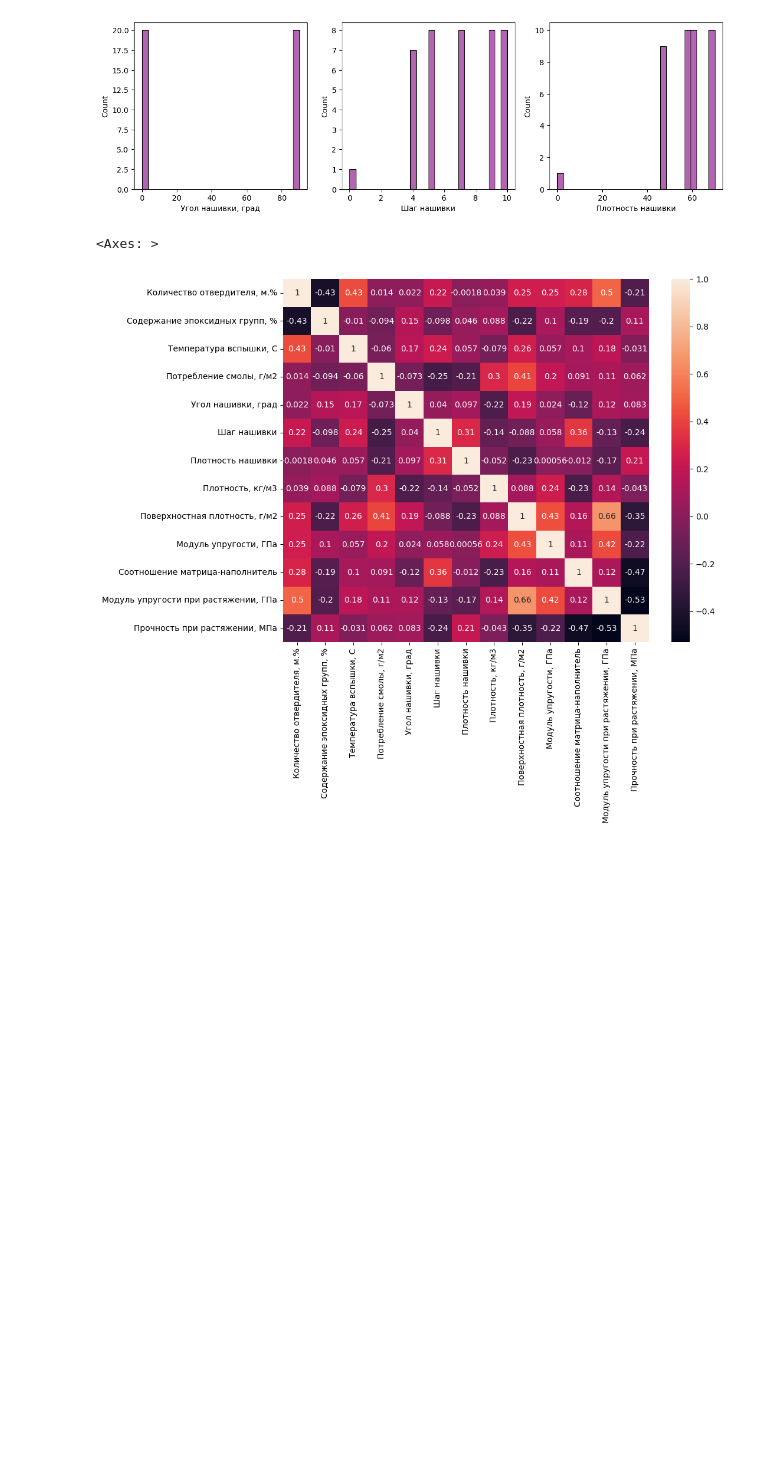
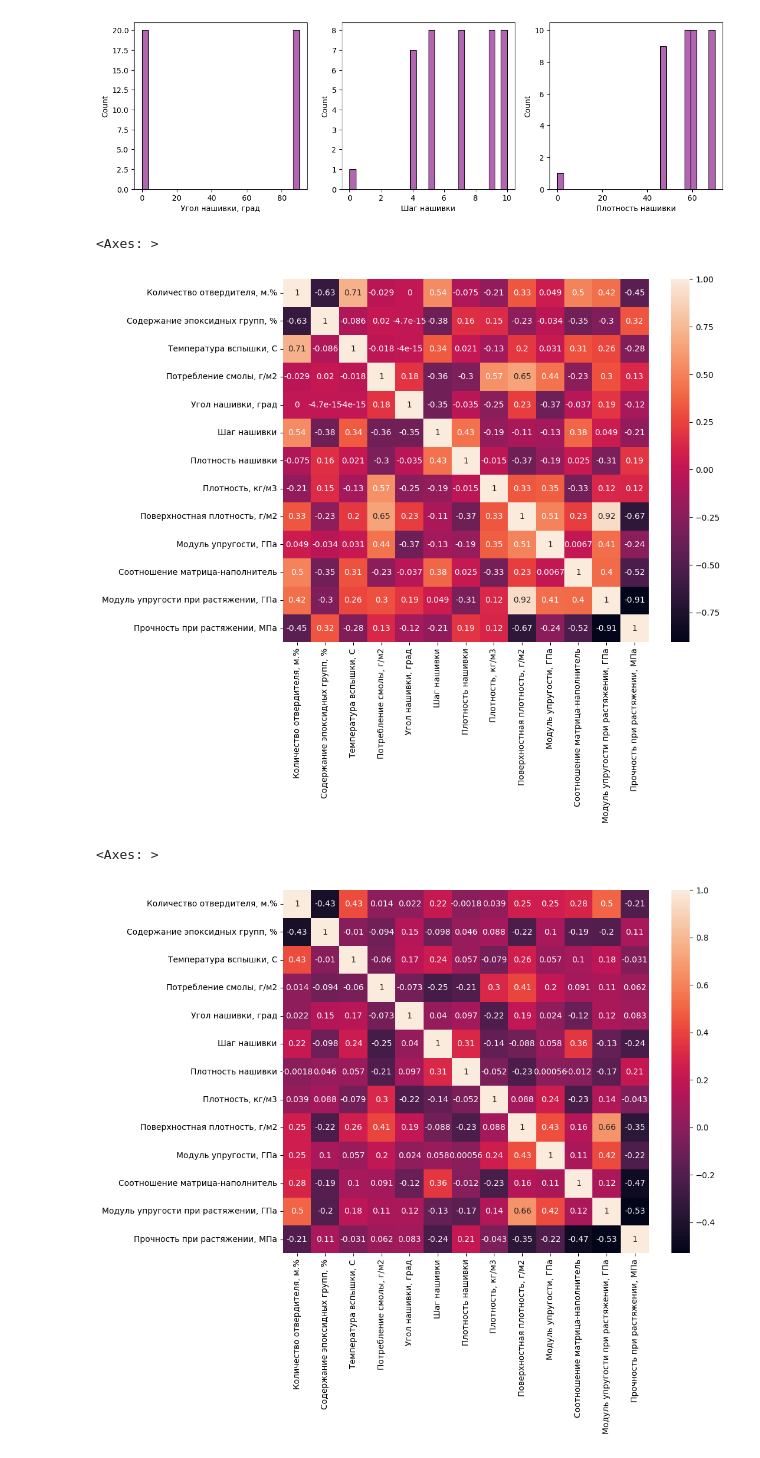
Before and after one commit to Svkhorol/Diploma-Project-Bauman-MSTU, a Jupyter notebook: notebooks/2_Real_Data.ipynb, the cells around one changed output. Drawn from its saved outputs; the diff is of its cells as text; code cells hidden in the pictures; blank space fills up the shorter version.

```diff
--- a/notebooks/2_Synthetic_Data.ipynb
+++ b/notebooks/2_Real_Data.ipynb
@@ -67,6 +68,14 @@ sns.histplot(data[:40]['Плотность нашивки'], bins=26, color='pur
 plt.show()
 # %% [output]
 [figure]
+# %%
+# Корреляции первых 23 строк всего датасета
+
+plt.figure(figsize=(10,8))
+sns.heatmap(data[:23].corr(), annot=True)
+# %% [output]
+<Axes: >
+[figure, added]
 # %%
 # Корреляции первых 40 строк всего датасета
 
```
Also changed, not shown: parts of 5 cells of this notebook, 16 other files.
